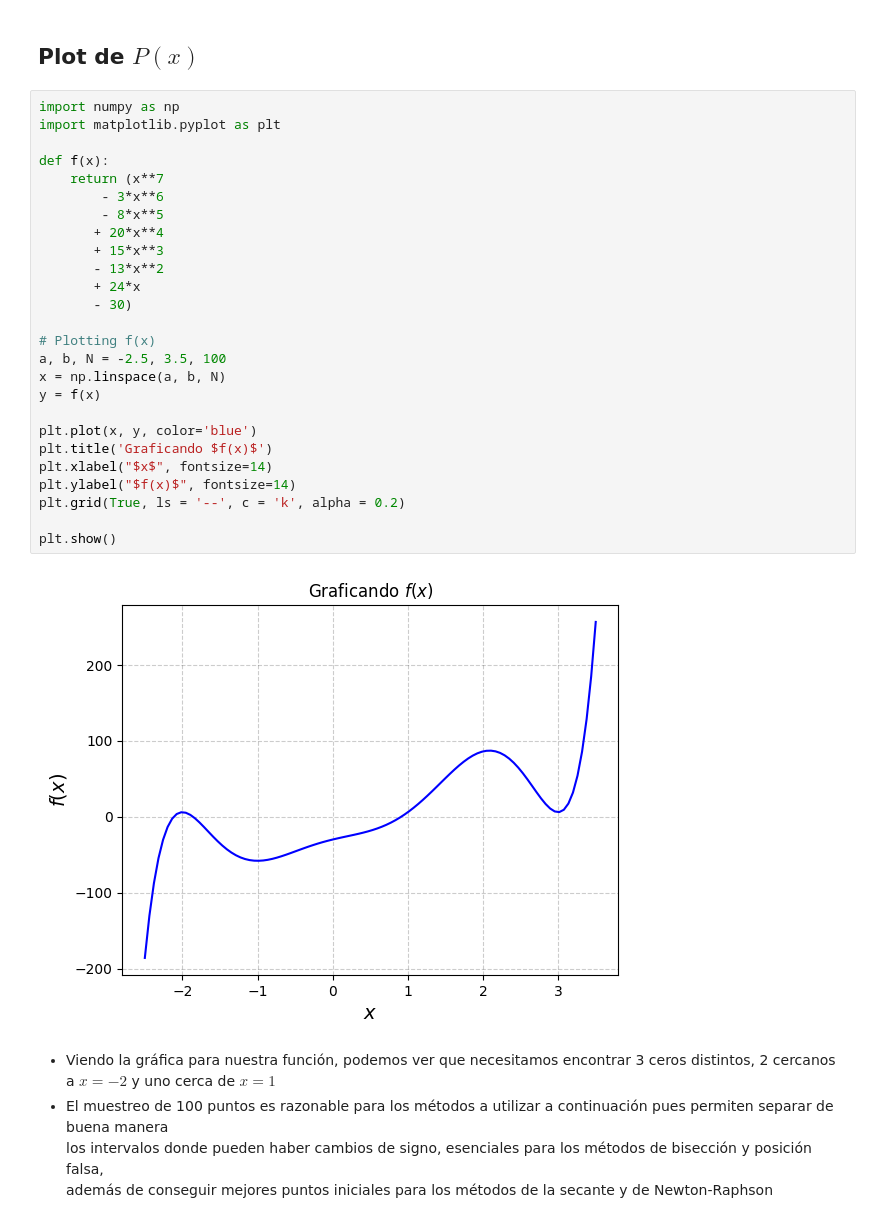
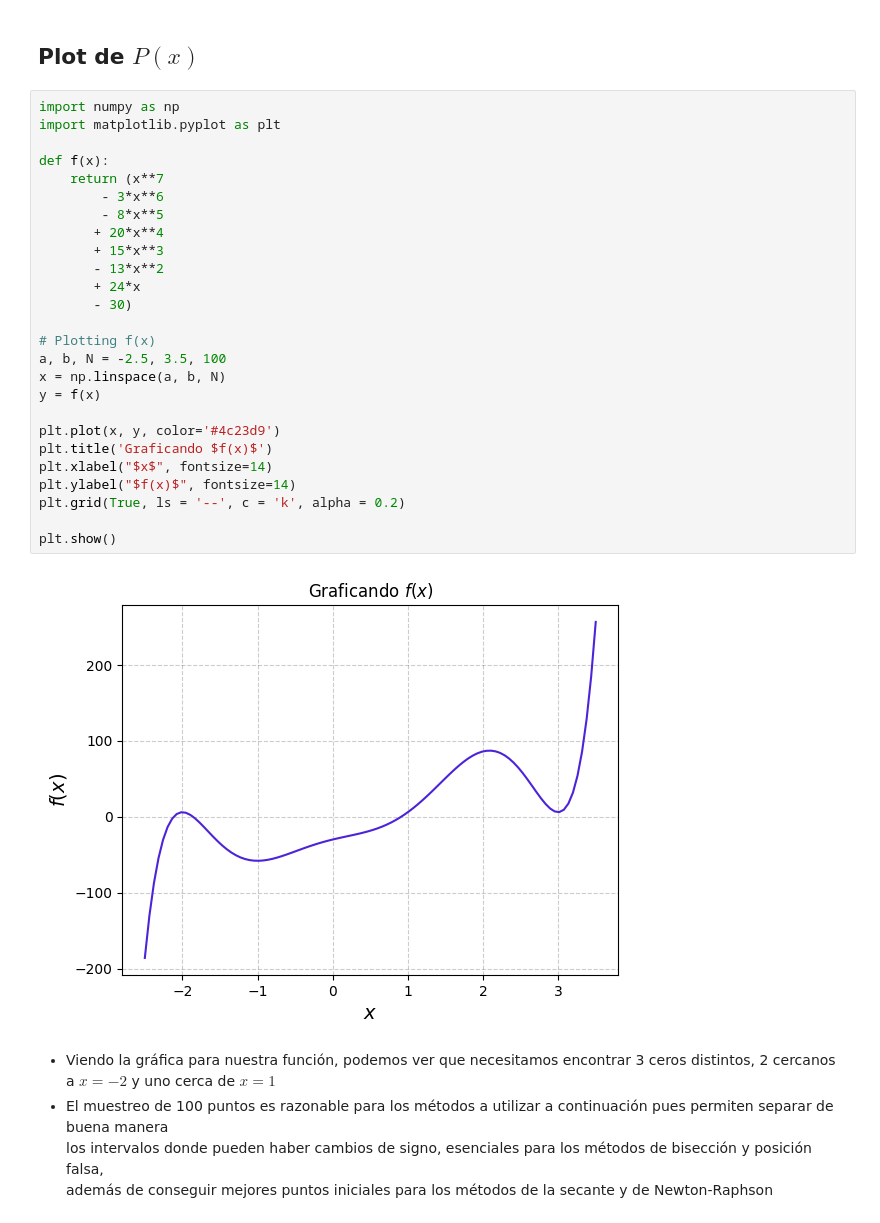
Before and after one commit to CrushinAngel/NUmericos_3, a Jupyter notebook: Rutina_P_x.ipynb, the cells around one changed output. Cells and saved outputs as stored; diff of their text form.

```diff
--- a/Rutina_P_x.ipynb
+++ b/Rutina_P_x.ipynb
@@ -5,31 +5,31 @@
 # %%
 import numpy as np
 import matplotlib.pyplot as plt
 
 def f(x):
     return (x**7
         - 3*x**6
         - 8*x**5
        + 20*x**4
        + 15*x**3
        - 13*x**2
        + 24*x
        - 30)
 
 # Plotting f(x)
 a, b, N = -2.5, 3.5, 100
 x = np.linspace(a, b, N)
 y = f(x)
 
-plt.plot(x, y, color='blue')
+plt.plot(x, y, color='#4c23d9')
 plt.title('Graficando $f(x)$')
 plt.xlabel("$x$", fontsize=14)
 plt.ylabel("$f(x)$", fontsize=14)
 plt.grid(True, ls = '--', c = 'k', alpha = 0.2)
 
 plt.show()
 # %% [output]
-[figure, old version]
+[figure, new version]
 # %% [markdown]
 * Viendo la gráfica para nuestra función, podemos ver que necesitamos encontrar 3 ceros distintos, 2 cercanos a $x = -2$ y uno cerca de $x = 1$
 * El muestreo de 100 puntos es razonable para los métodos a utilizar a continuación pues permiten separar de buena manera
```
Also changed, not shown: parts of 4 cells of this notebook, 2 other files.
